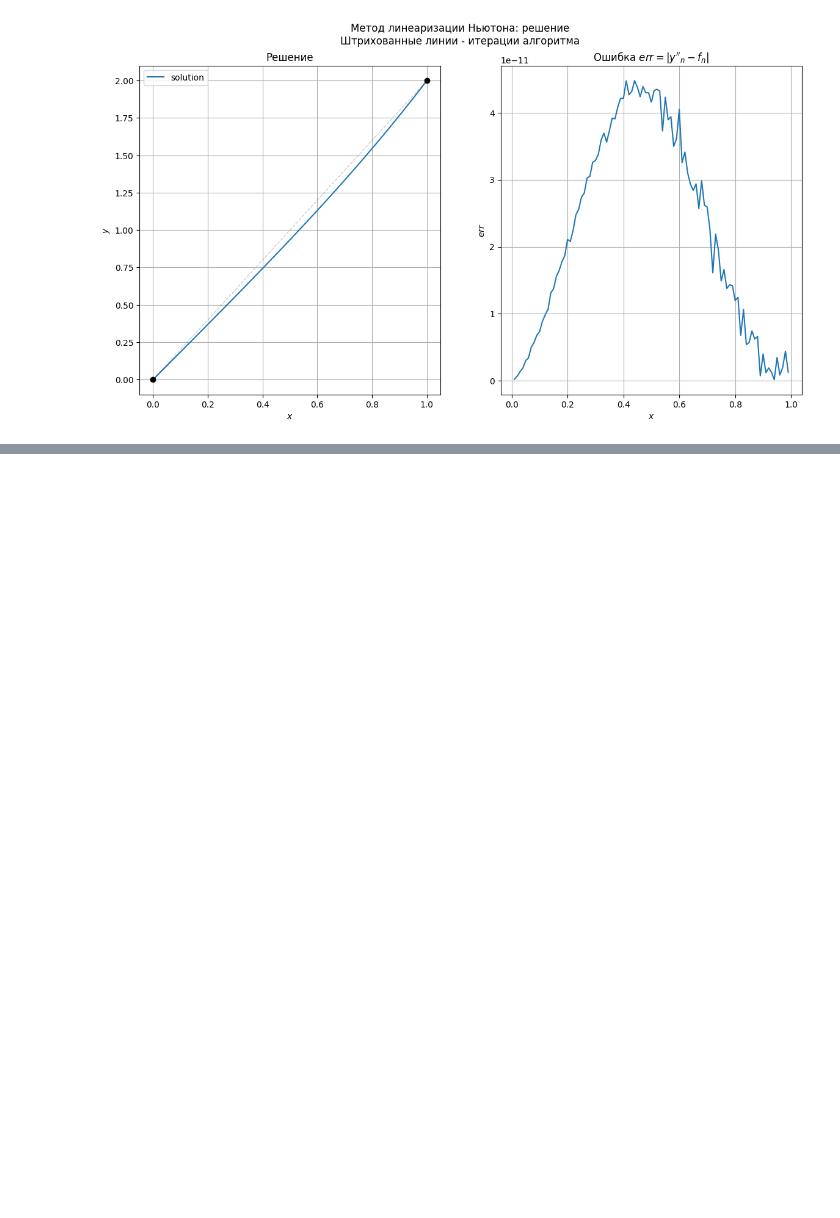
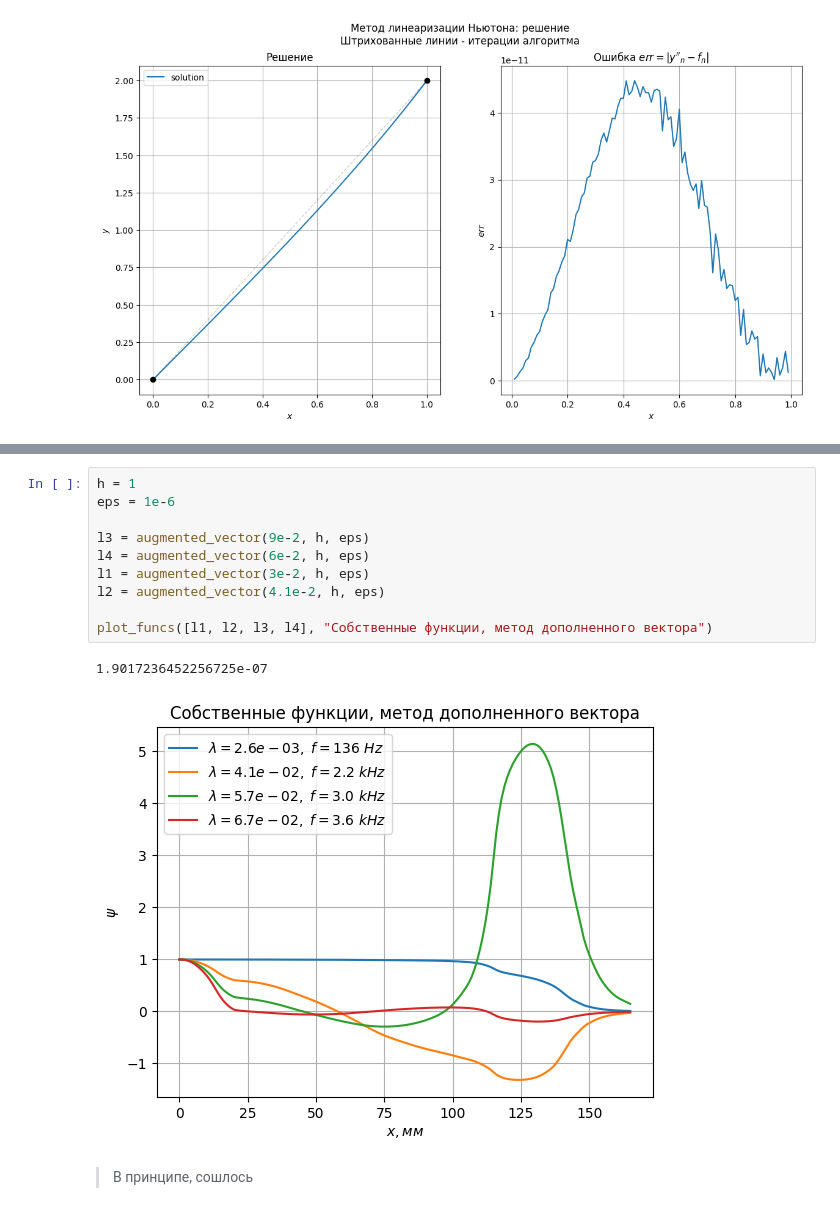
Before and after one commit to tndrd/mipt-comp-math, a Jupyter notebook: 7-8-bvalue-problem/8-bp-nonlinear.ipynb, the cells around one changed output, grey strips where cells are left out. Cells and saved outputs as stored; diff of their text form; blank space fills up the shorter version.

```diff
--- a/7-8-bvalue-problem/8-bp-nonlinear.ipynb
+++ b/7-8-bvalue-problem/8-bp-nonlinear.ipynb
@@ -382,0 +726,15 @@ plot_task(f_task, bp_task, solver, 1e-2, 11, "Метод линеаризаци
+# %%
+h = 1
+eps = 1e-6
+
+l3 = augmented_vector(9e-2, h, eps)
+l4 = augmented_vector(6e-2, h, eps)
+l1 = augmented_vector(3e-2, h, eps)
+l2 = augmented_vector(4.1e-2, h, eps)
+
+plot_funcs([l1, l2, l3, l4], "Собственные функции, метод дополненного вектора")
+# %% [output]
+1.9017236452256725e-07
+[figure, added]
+# %% [markdown]
+> В принципе, сошлось
```
Also changed, not shown: parts of 15 cells of this notebook, 2 other files.
